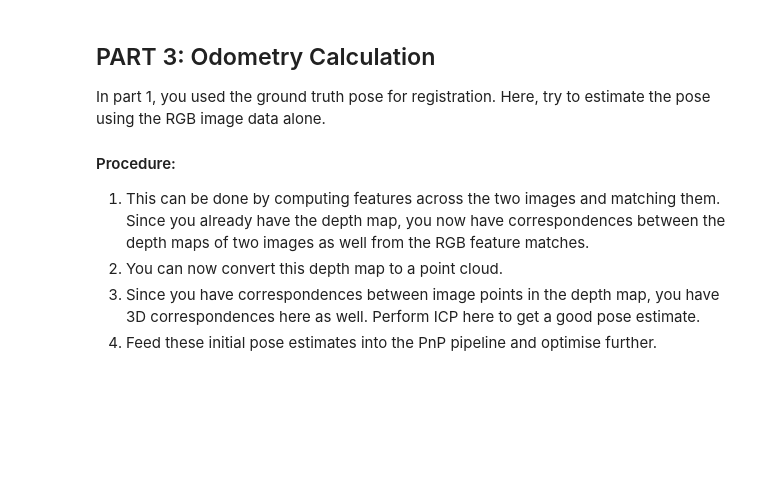
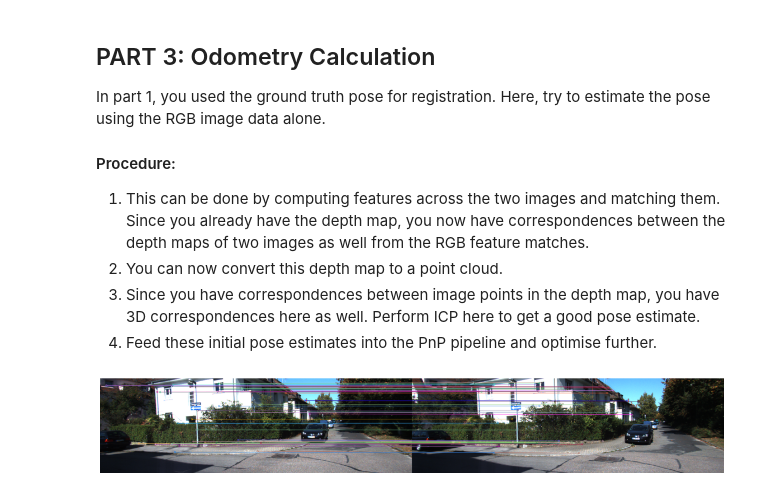
Before and after one commit to AnimeshSinha1309/robotics-assignments, a Jupyter notebook: project_2/questions/StereoSLAM.ipynb, the cells around one changed output. Cells and saved outputs as stored; diff of their text form; code cells hidden in the pictures; blank space fills up the shorter version.

```diff
--- a/project_2/questions/StereoSLAM.ipynb
+++ b/project_2/questions/StereoSLAM.ipynb
@@ -66,7 +70,7 @@ for file_name in sorted(os.listdir("../data/img2"))[:2]:
     img = cv.imread(img_path_l)
     h, w = img.shape[0], img.shape[1]
     f = 7.070912e+02
-    rev_proj_matrix = np.float32([
+    rev_proj_matrix = np.array([
         [1,  0,          0, -0.5*w],
         [0, -1,          0,  0.5*h],
         [0,  0,          0,     -f],
@@ -188,0 +271,19 @@ In part 1, you used the ground truth pose for registration. Here, try to estimat
+# %%
+i = 0
+j = 1
+
+sift = cv.SIFT_create()
+keypoints_1, descriptors_1 = sift.detectAndCompute(cv.cvtColor(images[i], cv.COLOR_BGR2GRAY), None)
+keypoints_2, descriptors_2 = sift.detectAndCompute(cv.cvtColor(images[j], cv.COLOR_BGR2GRAY), None)
+
+bf_matcher = cv.BFMatcher(cv.NORM_L1, crossCheck=True)
+matches = bf_matcher.match(descriptors_1, descriptors_2)
+matches = sorted(matches, key = lambda x:x.distance)
+image_matching = cv.drawMatches(images[0], keypoints_1, images[1], keypoints_2, matches[:50], images[1], flags=2)
+
+plt.figure(figsize=(20, 6))
+plt.axis('off')
+plt.imshow(image_matching)
+plt.show()
+# %% [output]
+[figure, added]
```
Also changed, not shown: parts of 11 cells of this notebook, 1 other file.
